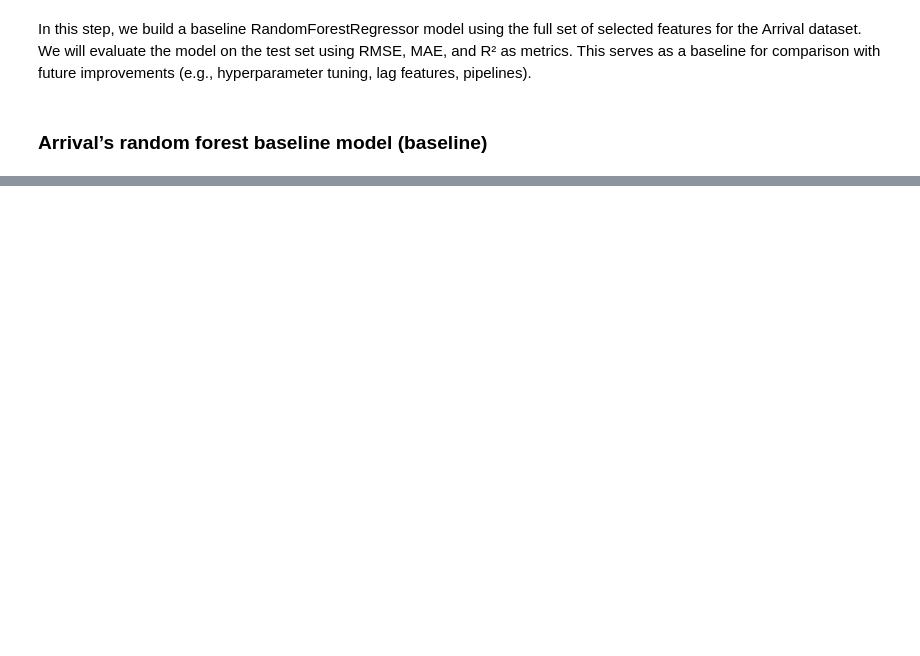
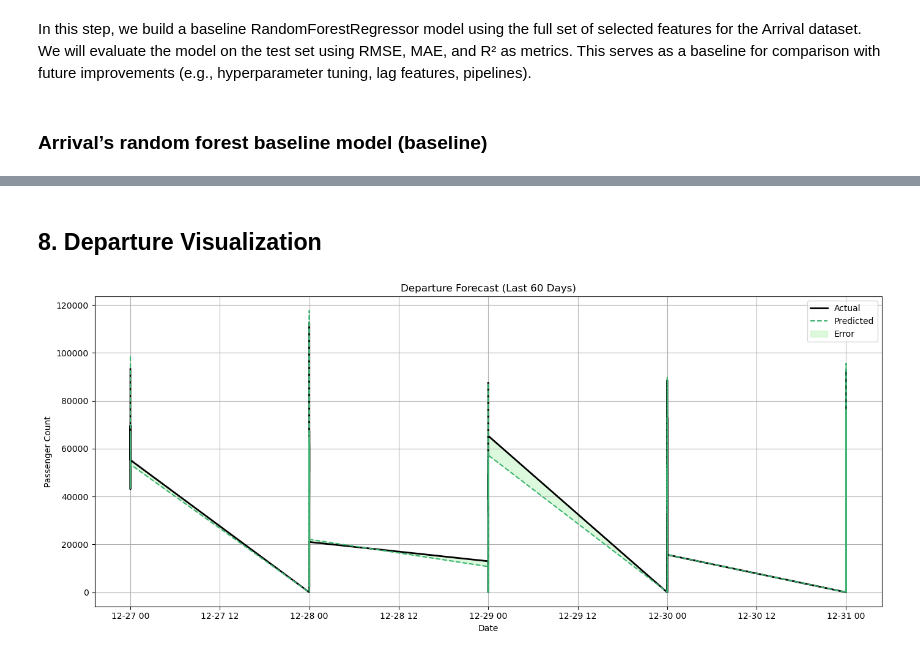
Before and after one commit to AB-IN-lsy/cs5483_g29, a Jupyter notebook: Daily_passenger_traffic_statistics_forecast.ipynb, the cells around one changed output, grey strips where cells are left out. Drawn from its saved outputs; the diff is of its cells as text; code cells hidden in the pictures; blank space fills up the shorter version.

```diff
--- a/Daily_passenger_traffic_statistics_forecast.ipynb
+++ b/Daily_passenger_traffic_statistics_forecast.ipynb
@@ -234,0 +408,19 @@ R²: 0.9169
+# %%
+def add_lag_features(df, group_col='Control Point', target_col='Total', lags=[1, 3, 7], rolling=[3]):
+    df = df.copy()
+    df.sort_values(by=['Date'], inplace=True)
+
+    for lag in lags:
+        df[f'lag_{lag}'] = df.groupby(group_col)[target_col].shift(lag)
+    for r in rolling:
+        df[f'rolling_{r}'] = df.groupby(group_col)[target_col].shift(1).rolling(r).mean()
+
+    df.dropna(inplace=True)
+    return df
+
+df_arrival_lagged = add_lag_features(df_arrival, lags=[1, 3, 7], rolling=[3])
+
+X_full = df_arrival_lagged.drop(columns=['Date', 'Arrival / Departure', 'Total'])
+y_full = df_arrival_lagged['Total']
+
+X_train, X_test, y_train, y_test = train_test_split(X_full, y_full, test_size=0.2, shuffle=False)
@@ -234,0 +622,25 @@ R²: 0.9169
+# %% [markdown]
+## 8. Departure Visualization
+# %%
+result_dep_df = X_test_dep.copy()
+result_dep_df['Date'] = df_departure_lagged.loc[X_test_dep.index, 'Date'].values
+result_dep_df['Actual'] = y_test_dep.values
+result_dep_df['Predicted'] = y_pred_dep
+
+subset_dep = result_dep_df.tail(60)
+
+plt.figure(figsize=(14, 6))
+plt.plot(subset_dep['Date'], subset_dep['Actual'], label='Actual', color='black', linewidth=2)
+plt.plot(subset_dep['Date'], subset_dep['Predicted'], label='Predicted', color='mediumseagreen', linestyle='--')
+plt.fill_between(subset_dep['Date'], subset_dep['Actual'], subset_dep['Predicted'],
+                 color='lightgreen', alpha=0.3, label='Error')
+
+plt.title("Departure Forecast (Last 60 Days)")
+plt.xlabel("Date")
+plt.ylabel("Passenger Count")
+plt.legend()
+plt.grid(True)
+plt.tight_layout()
+plt.show()
+# %% [output]
+[figure, added]
```
Also changed, not shown: parts of 39 cells of this notebook.
